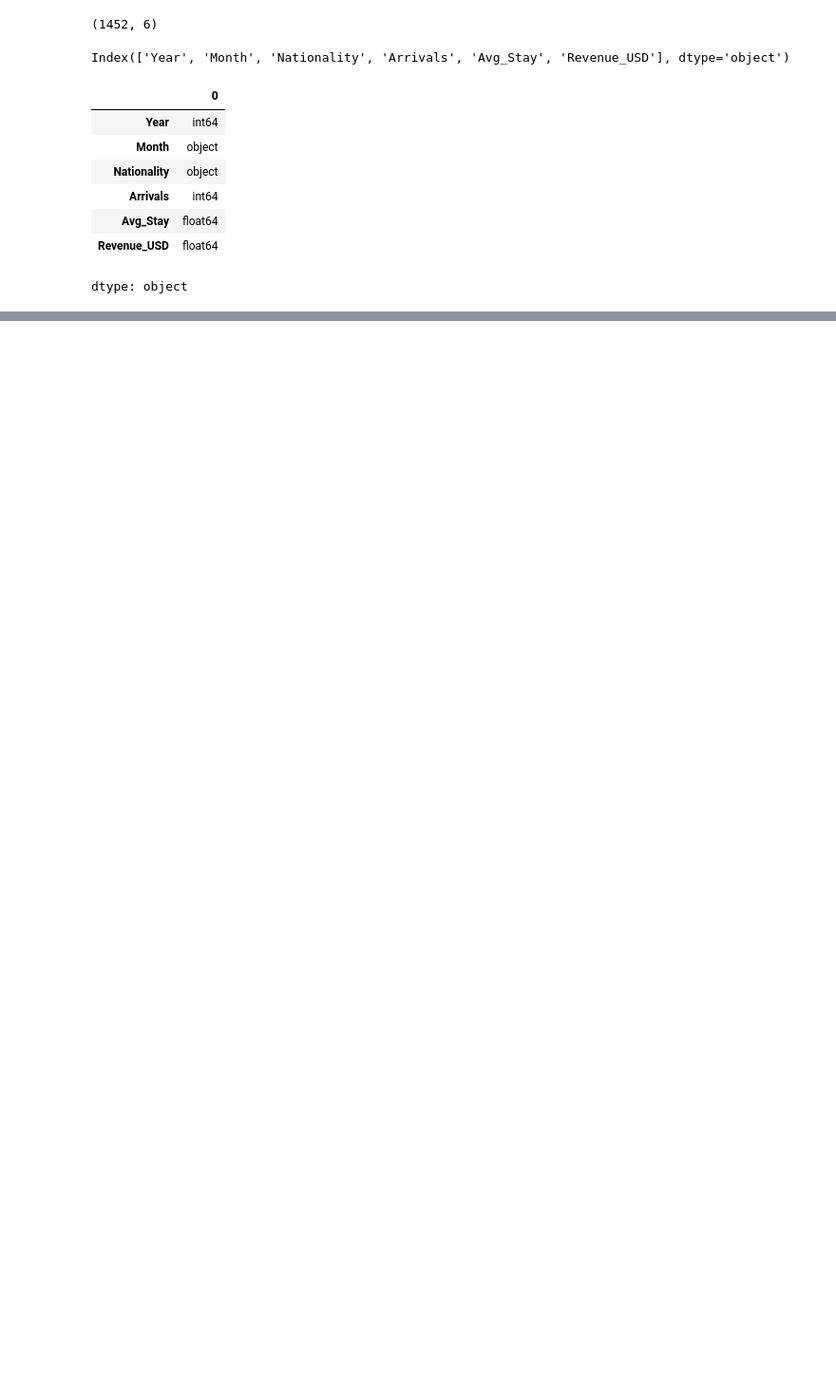
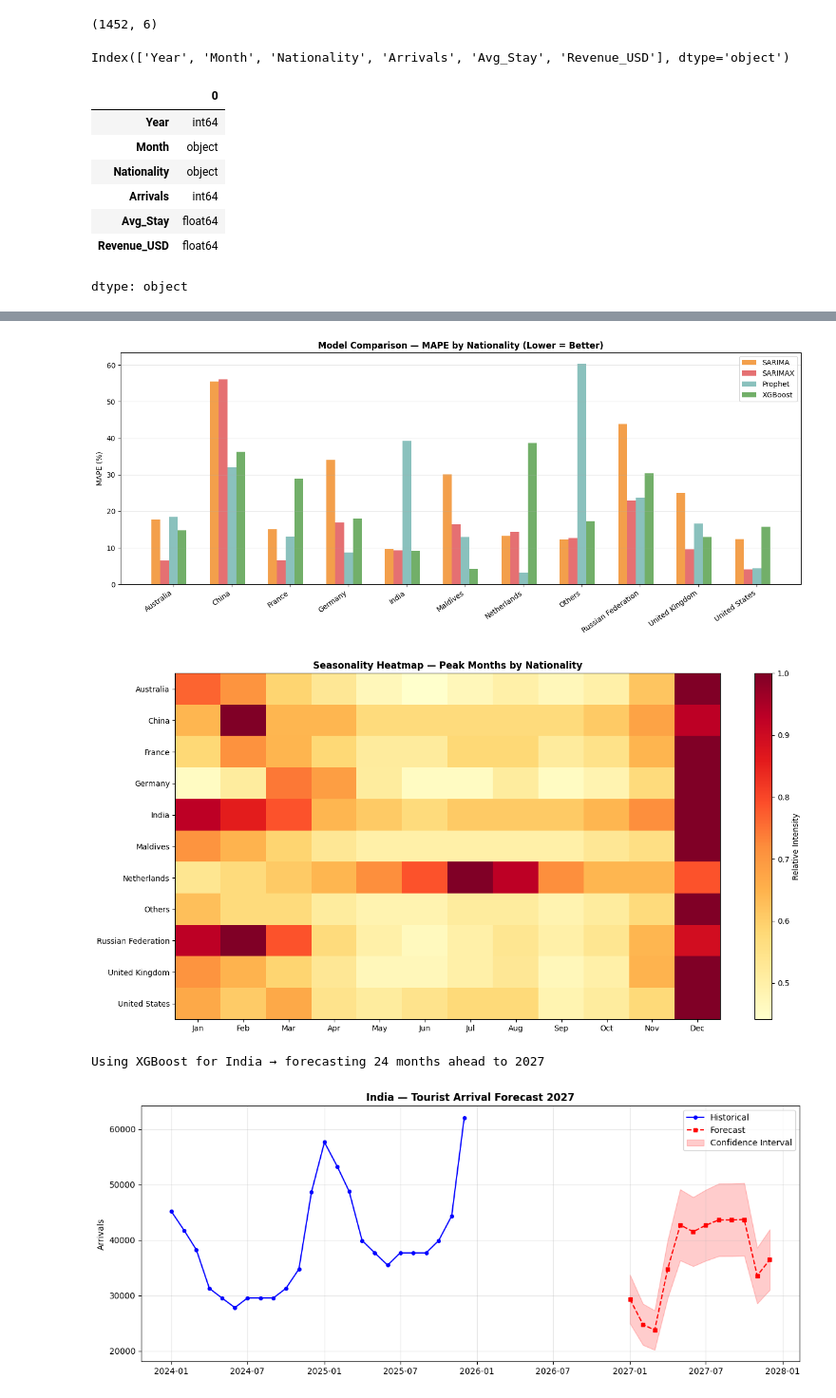
Before and after one commit to Kaveesha-Vihanga/DS_Project, a Jupyter notebook: arrival_prediction.ipynb, the cells around one changed output, grey strips where cells are left out. Shown at 95% size. Drawn from its saved outputs; the diff is of its cells as text; code cells hidden in the pictures; blank space fills up the shorter version.

Commit message:
Remove Holt-Winters and add XGboost Model

```diff
--- a/arrival_prediction.ipynb
+++ b/arrival_prediction.ipynb
@@ -450,3 +297,0 @@ Skipping Saudi Arabia — not enough data for Prophet
-# %%
-for nat, forecast in prophet_forecasts.items():
-    print(f"{nat} forecast:\n{forecast}\n")
@@ -471,13 +297,0 @@ United States forecast:
-# %%
-nat = "Australia"
-forecast = prophet_forecasts[nat]  # 12-month forecast
-actual = df[df["Nationality"]==nat].set_index("Date")["Arrivals"][-12:]  # last 12 months
-
-plt.figure(figsize=(10,5))
-plt.plot(actual.index, actual.values, label="Actual", marker='o')
-plt.plot(actual.index, forecast, label="Prophet Forecast", marker='x')
-plt.title(f"Forecast vs Actual – {nat}")
-plt.xlabel("Month")
-plt.ylabel("Arrivals")
-plt.legend()
-plt.show()
@@ -485,0 +621,60 @@ plt.show()
+# %%
+# Plot 1: Model comparison bar chart
+fig, ax = plt.subplots(figsize=(14, 6))
+mape_data = final_df.set_index('Nationality')[
+    ['SARIMA_MAPE','SARIMAX_MAPE','Prophet_MAPE','XGB_MAPE']
+].clip(upper=100)
+
+x = np.arange(len(mape_data))
+w = 0.15
+colors = ['#f28e2b','#e15759','#76b7b2','#59a14f']
+labels = ['SARIMA','SARIMAX','Prophet','XGBoost']
+
+for i, (col, color, label) in enumerate(zip(mape_data.columns, colors, labels)):
+    ax.bar(x + i*w, mape_data[col], w, label=label, color=color, alpha=0.85)
+
+ax.set_xticks(x + w*2)
+ax.set_xticklabels(mape_data.index, rotation=35, ha='right')
+ax.set_ylabel('MAPE (%)')
+ax.set_title('Model Comparison — MAPE by Nationality (Lower = Better)', fontweight='bold')
+ax.legend()
+ax.grid(axis='y', alpha=0.3)
+plt.tight_layout()
+plt.show()
+
+# Plot 2: Seasonality heatmap
+pivot = non_covid.groupby(['Nationality','Month'])['Arrivals'].mean().unstack()
+pivot = pivot.reindex(columns=months_order)
+pivot_norm = pivot.div(pivot.max(axis=1), axis=0)
+
+fig, ax = plt.subplots(figsize=(14, 7))
+im = ax.imshow(pivot_norm.values, cmap='YlOrRd', aspect='auto')
+ax.set_xticks(range(12))
+ax.set_xticklabels([m[:3] for m in months_order])
+ax.set_yticks(range(len(pivot_norm)))
+ax.set_yticklabels(pivot_norm.index)
+ax.set_title('Seasonality Heatmap — Peak Months by Nationality', fontweight='bold')
+plt.colorbar(im, label='Relative Intensity')
+plt.tight_layout()
+plt.show()
+
+# Plot 3: Forecast for a specific nationality
+result = forecast_for_year('India', 2027)
+plt.figure(figsize=(12, 5))
+hist = df[df['Nationality']=='India'].set_index('Date')['Arrivals']
+plt.plot(hist.index[-24:], hist.values[-24:], 'b-o', label='Historical', markersize=4)
+plt.plot(pd.to_datetime(result['Date']), result['Forecast'], 'r--s', label='Forecast', markersize=5)
+plt.fill_between(pd.to_datetime(result['Date']),
+                 result['Lower_CI'], result['Upper_CI'],
+                 alpha=0.2, color='red', label='Confidence Interval')
+plt.title('India — Tourist Arrival Forecast 2027', fontweight='bold')
+plt.ylabel('Arrivals')
+plt.legend()
+plt.grid(alpha=0.3)
+plt.tight_layout()
+plt.show()
+# %% [output]
+[figure, added]
+[figure, added]
+Using XGBoost for India → forecasting 24 months ahead to 2027
+[figure, added]
```
Also changed, not shown: parts of 26 cells of this notebook.
